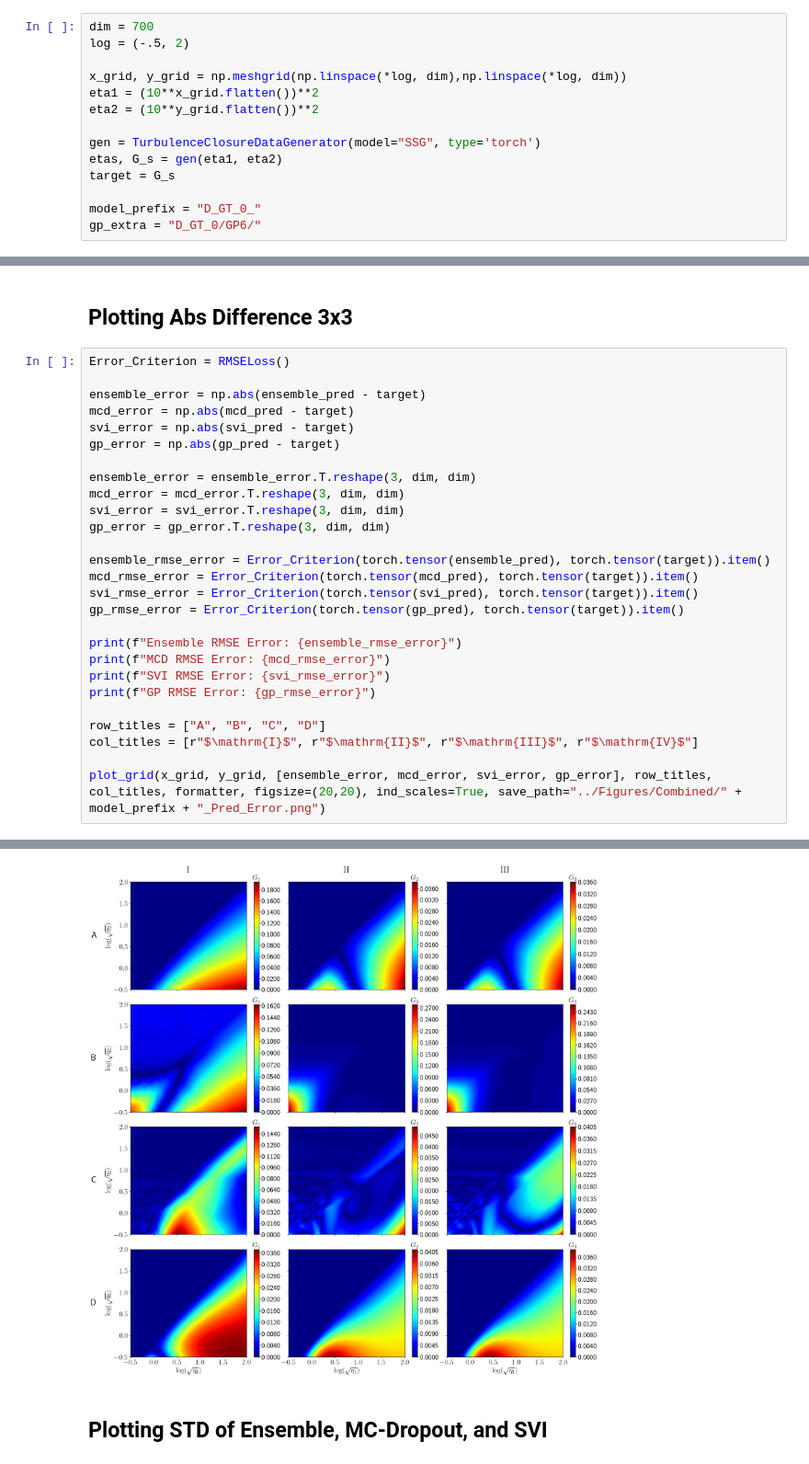
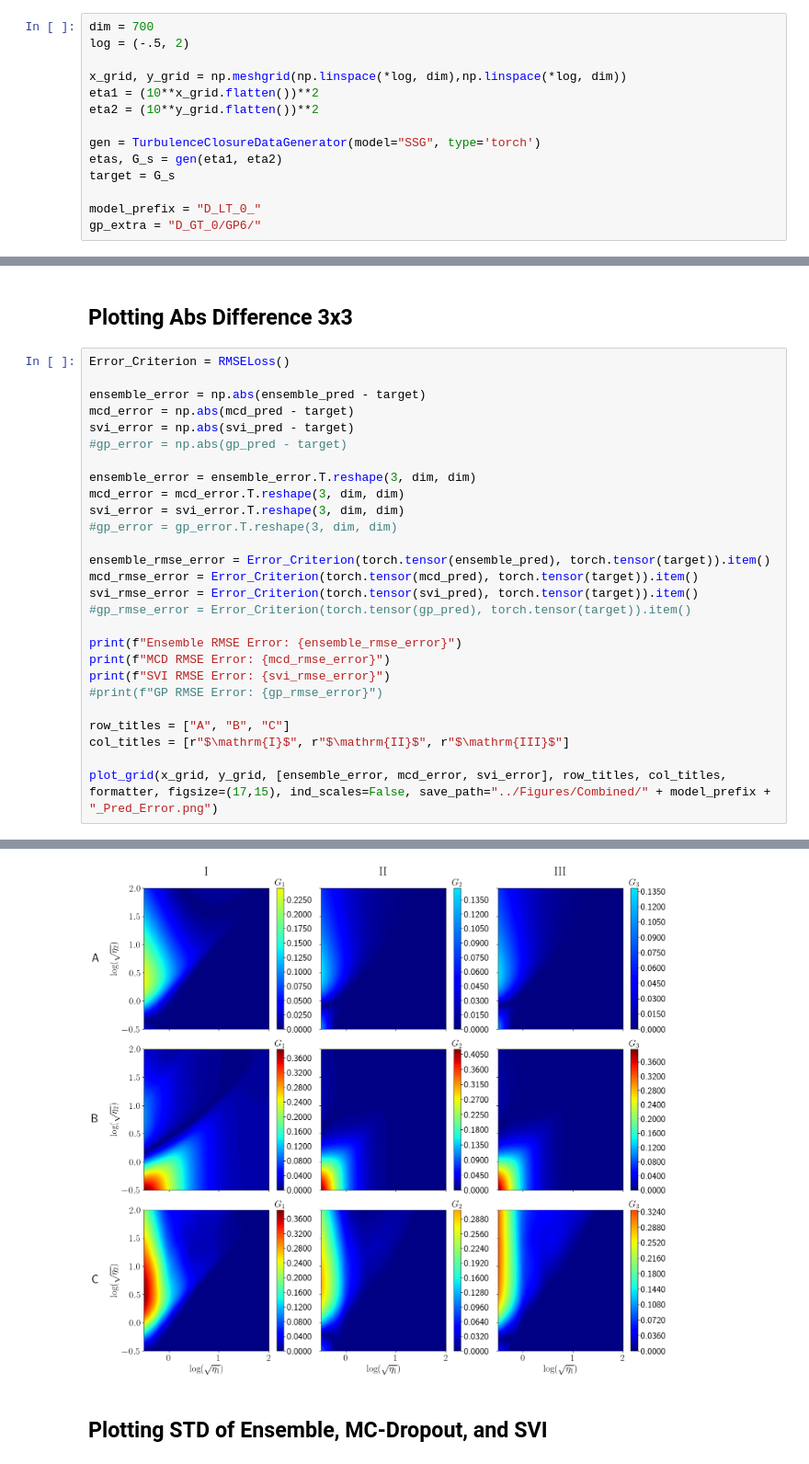
Before and after one commit to Crashprn/UncertaintyQuantification, a Jupyter notebook: Notebooks/CompilePlots.ipynb, the cells around one changed output, grey strips where cells are left out. Shown at 92% size. Saved outputs shown, nothing was run; the diff lists cells and outputs as text.

```diff
--- a/Notebooks/CompilePlots.ipynb
+++ b/Notebooks/CompilePlots.ipynb
@@ -52,7 +87,7 @@ gen = TurbulenceClosureDataGenerator(model="SSG", type='torch')
 etas, G_s = gen(eta1, eta2)
 target = G_s
 
-model_prefix = "D_GT_0_"
+model_prefix = "D_LT_0_"
 gp_extra = "D_GT_0/GP6/"
 # %% [markdown]
 ## Loading Ensemble, MC-Dropout, and SVI results
@@ -81,25 +116,25 @@ Error_Criterion = RMSELoss()
 ensemble_error = np.abs(ensemble_pred - target)
 mcd_error = np.abs(mcd_pred - target)
 svi_error = np.abs(svi_pred - target)
-gp_error = np.abs(gp_pred - target)
+#gp_error = np.abs(gp_pred - target)
 
 ensemble_error = ensemble_error.T.reshape(3, dim, dim)
 mcd_error = mcd_error.T.reshape(3, dim, dim)
 svi_error = svi_error.T.reshape(3, dim, dim)
-gp_error = gp_error.T.reshape(3, dim, dim)
+#gp_error = gp_error.T.reshape(3, dim, dim)
 
 ensemble_rmse_error = Error_Criterion(torch.tensor(ensemble_pred), torch.tensor(target)).item()
 mcd_rmse_error = Error_Criterion(torch.tensor(mcd_pred), torch.tensor(target)).item()
 svi_rmse_error = Error_Criterion(torch.tensor(svi_pred), torch.tensor(target)).item()
-gp_rmse_error = Error_Criterion(torch.tensor(gp_pred), torch.tensor(target)).item()
+#gp_rmse_error = Error_Criterion(torch.tensor(gp_pred), torch.tensor(target)).item()
 
 print(f"Ensemble RMSE Error: {ensemble_rmse_error}")
 print(f"MCD RMSE Error: {mcd_rmse_error}")
 print(f"SVI RMSE Error: {svi_rmse_error}")
-print(f"GP RMSE Error: {gp_rmse_error}")
+#print(f"GP RMSE Error: {gp_rmse_error}")
 
-row_titles = ["A", "B", "C", "D"]
-col_titles = [r"$\mathrm{I}$", r"$\mathrm{II}$", r"$\mathrm{III}$", r"$\mathrm{IV}$"]
+row_titles = ["A", "B", "C"]
+col_titles = [r"$\mathrm{I}$", r"$\mathrm{II}$", r"$\mathrm{III}$"]
 
-plot_grid(x_grid, y_grid, [ensemble_error, mcd_error, svi_error, gp_error], row_titles, col_titles, formatter, figsize=(20,20), ind_scales=True, save_path="../Figures/Combined/" + model_prefix + "_Pred_Error.png")
+plot_grid(x_grid, y_grid, [ensemble_error, mcd_error, svi_error], row_titles, col_titles, formatter, figsize=(17,15), ind_scales=False, save_path="../Figures/Combined/" + model_prefix + "_Pred_Error.png")
 # %% [output]
@@ -110,4 +144,4 @@ GP RMSE Error: 0.015075028844382539
-[figure, old version]
+[figure, new version]
 # %% [markdown]
 ## Plotting STD of Ensemble, MC-Dropout, and SVI
 # %%
```
Also changed, not shown: parts of 7 cells of this notebook, 8 other files.
